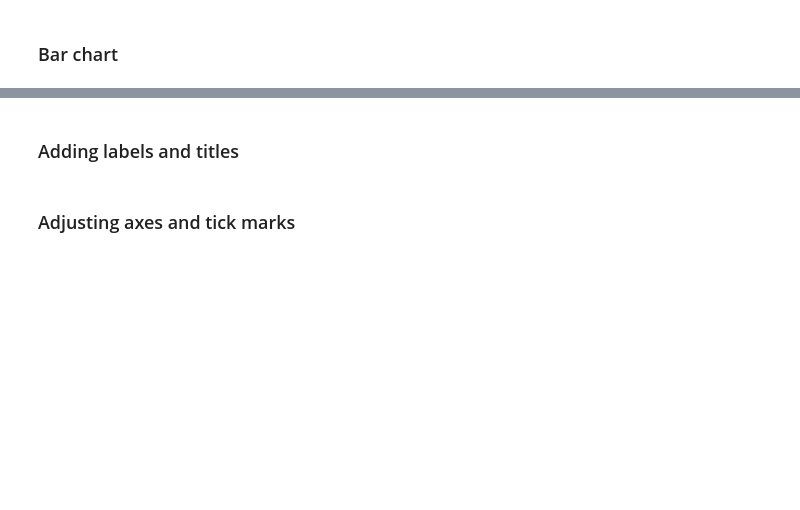
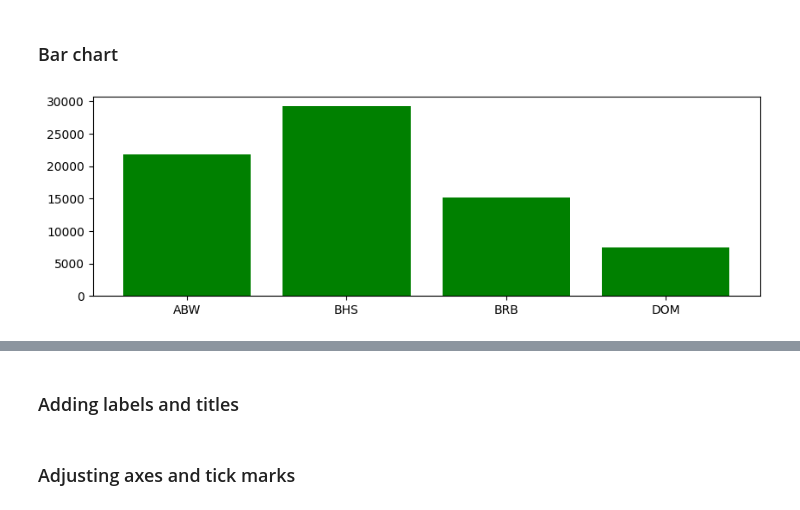
Before and after one commit to ismayc/oreilly-data-analysis-with-python, a Jupyter notebook: exercises_2026-05.ipynb, the cells around one changed output, grey strips where cells are left out. Saved outputs shown, nothing was run; the diff lists cells and outputs as text; code cells hidden in the pictures; blank space fills up the shorter version.

```diff
--- a/exercises_2026-05.ipynb
+++ b/exercises_2026-05.ipynb
@@ -331,9 +704,14 @@ afg_data = economies[ ]
 # %%
 # Filter data for Caribbean countries and the year 2020
 caribbean_countries = ['ABW', 'BHS', 'BRB', 'DOM']
-data_2020_caribbean = economies[(economies['year'] == 2020) & (economies['code']. )]
+data_2020_caribbean = economies[(economies['year'] == 2020) & (economies['code'].isin(caribbean_countries))]
 
 
 # Bar chart of gdp_percapita for different Caribbean countries in 2020
+plt.figure(figsize=(10,3))
+plt.bar(data_2020_caribbean.code, data_2020_caribbean.gdp_percapita, color='green');
 
 # Horizontal version
+# Leave that for you to look up
+# %% [output]
+[figure, added]
```
Also changed, not shown: parts of 33 cells of this notebook, 29 other files.
